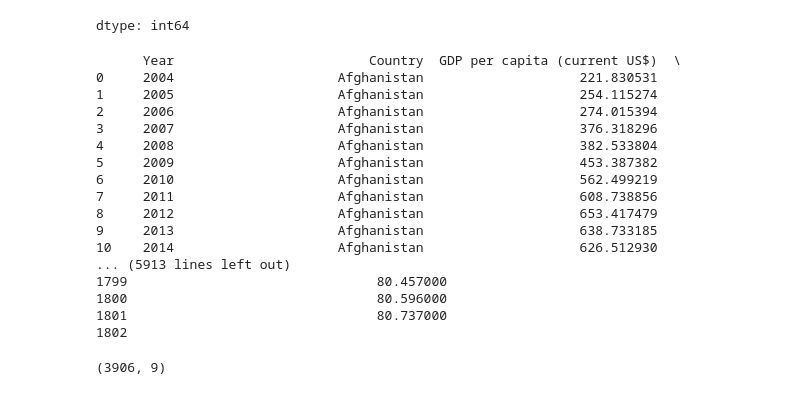
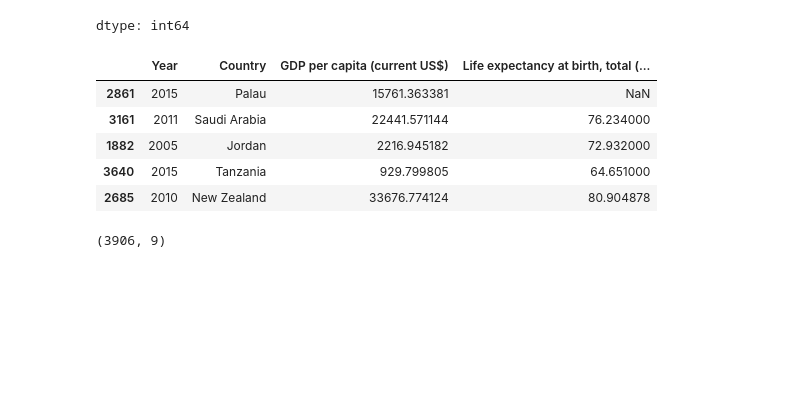
Before and after one commit to wcj365/python-stats-dataviz, a Jupyter notebook: fall2024/homework_4.ipynb, the cells around one changed output. Cells and saved outputs as stored; diff of their text form; code cells hidden in the pictures; blank space fills up the shorter version.

```diff
--- a/fall2024/homework_4.ipynb
+++ b/fall2024/homework_4.ipynb
@@ -37,25 +37,14 @@ df.isna().sum()
 | Lending Type | 0 |
 dtype: int64
 # %%
-df[["Year", "Country","GDP per capita (current US$)", "Life expectancy at birth, total (years)"]]
+df[["Year", "Country","GDP per capita (current US$)", "Life expectancy at birth, total (years)"]].sample(5)
 # %% [output]
-      Year                         Country  GDP per capita (current US$)  \
-0     2004                     Afghanistan                    221.830531
-1     2005                     Afghanistan                    254.115274
-2     2006                     Afghanistan                    274.015394
-3     2007                     Afghanistan                    376.318296
-4     2008                     Afghanistan                    382.533804
-5     2009                     Afghanistan                    453.387382
-6     2010                     Afghanistan                    562.499219
-7     2011                     Afghanistan                    608.738856
-8     2012                     Afghanistan                    653.417479
-9     2013                     Afghanistan                    638.733185
-10    2014                     Afghanistan                    626.512930
-... (5913 lines left out)
-1799                                80.457000
-1800                                80.596000
-1801                                80.737000
-1802
+|  | Year | Country | GDP per capita (current US$) | Life expectancy at birth, total (... |
+| 2861 | 2015 | Palau | 15761.363381 | NaN |
+| 3161 | 2011 | Saudi Arabia | 22441.571144 | 76.234000 |
+| 1882 | 2005 | Jordan | 2216.945182 | 72.932000 |
+| 3640 | 2015 | Tanzania | 929.799805 | 64.651000 |
+| 2685 | 2010 | New Zealand | 33676.774124 | 80.904878 |
 # %%
 df2 = df[df["Year"] != 2022]
 df2.shape
```
